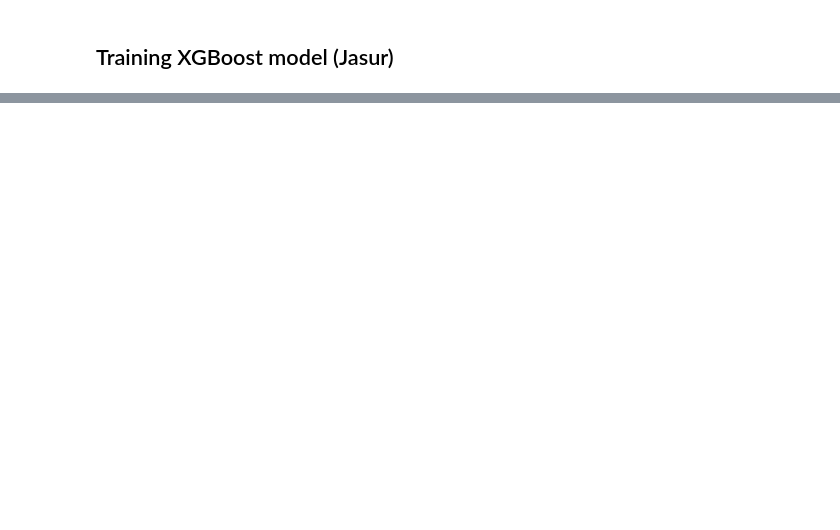
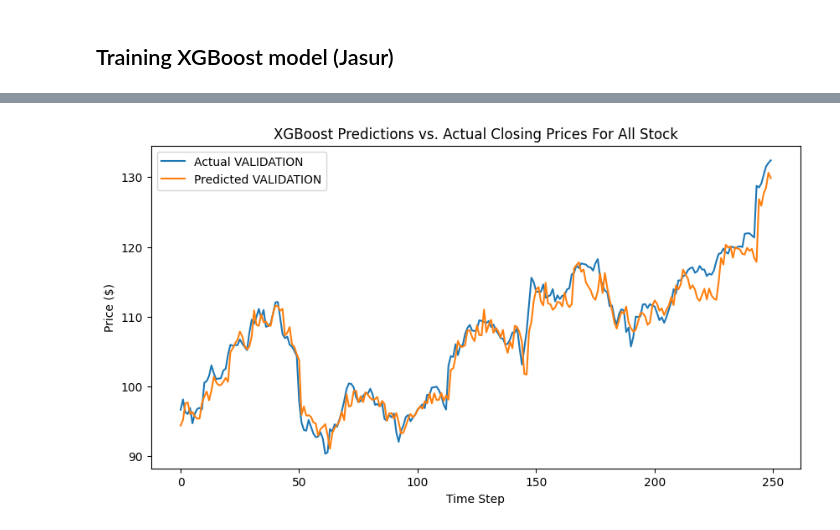
Before and after one commit to enamacahiya/stock-price-prediction-sp500, a Jupyter notebook: src/models/xgboost.ipynb, the cells around one changed output, grey strips where cells are left out. Cells and saved outputs as stored; diff of their text form; code cells hidden in the pictures; blank space fills up the shorter version.

```diff
--- a/src/models/xgboost.ipynb
+++ b/src/models/xgboost.ipynb
@@ -28,7 +35,7 @@ param_grid_fast = {
     'colsample_bytree': [0.8, 1.0]
 }
 
-X_combined = pd.concat([X_train_df, X_val_df], axis=0, ignore_index=True)
+X_combined = pd.concat([X_train, X_val], axis=0, ignore_index=True)
 y_combined = np.concatenate([y_train, y_val])
 
 print(f"Combined dataset shape: {X_combined.shape}")
@@ -50,7 +61,7 @@ grid_search = GridSearchCV(
     param_grid=param_grid_fast,
     cv=tscv,
     scoring='neg_mean_squared_error',
-    n_jobs=-1,
+    n_jobs=4,
     verbose=1,
     return_train_score=True
 )
@@ -78,9 +89,9 @@ print("="*60)
 best_xgb = grid_search.best_estimator_
 
 best_xgb.fit(
-    X_train_df,
+    X_train,
     y_train,
-    eval_set=[(X_val_df, y_val)],
-    early_stopping_rounds=50,
+    eval_set=[(X_val, y_val)],
+    # early_stopping_rounds=50,
     verbose=False
 )
@@ -87,7 +127,7 @@ best_xgb.fit(
 # %%
-y_train_pred = best_xgb.predict(X_train_df)
-y_val_pred = best_xgb.predict(X_val_df)
-y_test_pred = best_xgb.predict(X_test_df)
+y_train_pred = best_xgb.predict(X_train)
+y_val_pred = best_xgb.predict(X_val)
+y_test_pred = best_xgb.predict(X_test)
 
 def calculate_metrics(y_true, y_pred, set_name):
     mse = mean_squared_error(y_true, y_pred)
@@ -111,7 +151,7 @@ print("FEATURE IMPORTANCE (Top 10)")
 print("="*60)
 
 feature_importance = pd.DataFrame({
-    'feature': X_train_df.columns,
+    'feature': X_train.columns,
     'importance': best_xgb.feature_importances_
 }).sort_values('importance', ascending=False)
 
@@ -179,10 +219,11 @@ for idx, (_, row) in enumerate(top_results.iterrows(), 1):
     print(f"   Parameters: {row['params']}")
 
 import os
-os.makedirs('/kaggle/working', exist_ok=True)
+path = '../../../models'
+os.makedirs('../../../models', exist_ok=True)
 
-best_xgb.save_model('/kaggle/working/best_xgboost_model.json')
-print(f"\nBest model saved as '/kaggle/working/best_xgboost_model.json'")
+best_xgb.save_model(os.path.join(path, 'xg_boost_model.csv'))
+print(f"\nBest model saved as 'xgboost_model'")
 
 results_summary = {
     'best_params': grid_search.best_params_,
@@ -194,9 +235,9 @@ results_summary = {
 }
 
 import json
-with open('/kaggle/working/xgboost_results.json', 'w') as f:
+with open(os.path.join(path, 'xgboost_results.json'), 'w') as f:
     json.dump(results_summary, f, indent=2, default=str)
-print("Results summary saved as '/kaggle/working/xgboost_results.json'")
+print("Results summary saved as 'xgboost_results.json'")
 
 print(f"\n{'='*60}")
 print("GRID SEARCH COMPLETE!")
@@ -204,0 +282,12 @@ print(f"{'='*60}")
+# %%
+# actual vs predicted (validation)
+plt.figure(figsize=(10, 5))
+plt.plot(y_val.values, label='Actual VALIDATION')
+plt.plot(y_val_pred, label='Predicted VALIDATION')
+plt.title('XGBoost Predictions vs. Actual Closing Prices For All Stock')
+plt.xlabel('Time Step')
+plt.ylabel('Price ($)')
+plt.legend()
+plt.show()
+# %% [output]
+[figure, added]
```
Also changed, not shown: parts of 5 cells of this notebook, 9 other files.
